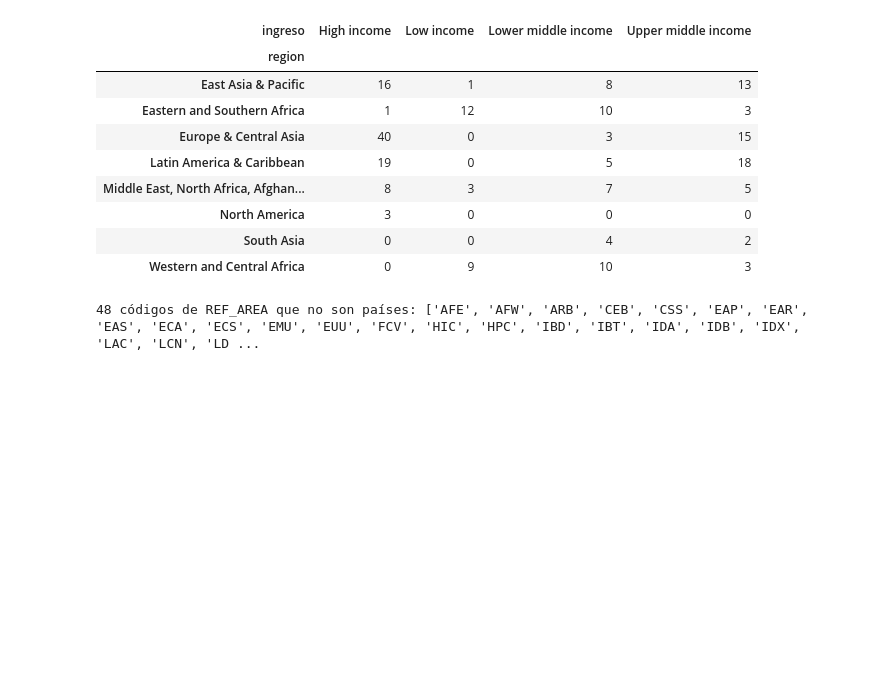
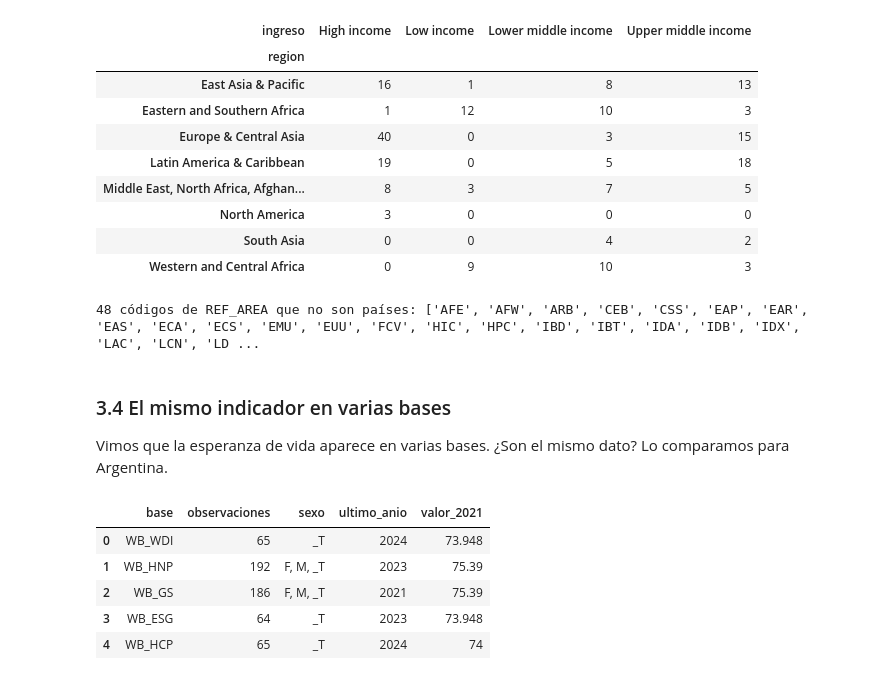
Before and after one commit to za0sec/infovis, a Jupyter notebook: TPFinal/exploracion/01_exploracion_data360.ipynb, the cells around one changed output. Drawn from its saved outputs; the diff is of its cells as text; code cells hidden in the pictures; blank space fills up the shorter version.

Commit message:
Comparar el mismo indicador entre bases y agregar cobertura temporal
Co-authored-by: Pilar Frutos <pfrutos@itba.edu.ar>

```diff
--- a/TPFinal/exploracion/01_exploracion_data360.ipynb
+++ b/TPFinal/exploracion/01_exploracion_data360.ipynb
@@ -32,6 +32,21 @@ BASE = "https://data360api.worldbank.org/data360"
 | `/data?DATABASE_ID=&INDICATOR=` | GET | Las observaciones. Paginado de a 1000 filas con `skip`. |
 | `/portal/v1/hierarchy?type=country` | GET | Agrupaciones de países: región, nivel de ingreso, tipo de préstamo. |
 # %%
+import time
+
+def pedir(metodo, ruta, intentos=5, **kwargs):
+    """Llama a la API reintentando: a veces responde con el cuerpo vacío o corta la conexión."""
+    for intento in range(intentos):
+        try:
+            r = requests.request(metodo, f"{BASE}/{ruta}", timeout=120, **kwargs)
+            r.raise_for_status()
+            return r.json()
+        except (requests.RequestException, ValueError):
+            if intento == intentos - 1:
+                raise
+            time.sleep(2 * (intento + 1))
+
+
 def buscar(search="*", filtro=None, top=100, skip=0, facets=None, select=None):
     cuerpo = {"search": search, "top": top, "skip": skip, "count": True}
     if filtro:
@@ -40,9 +55,7 @@ def buscar(search="*", filtro=None, top=100, skip=0, facets=None, select=None):
         cuerpo["facets"] = facets
     if select:
         cuerpo["select"] = select
-    r = requests.post(f"{BASE}/searchv2", json=cuerpo, timeout=60)
-    r.raise_for_status()
-    return r.json()
+    return pedir("POST", "searchv2", json=cuerpo)
 
 
 def traer_datos(base, indicador, **filtros):
@@ -50,9 +63,7 @@ def traer_datos(base, indicador, **filtros):
     filas, skip = [], 0
     while True:
         params = {"DATABASE_ID": base, "INDICATOR": indicador, "top": 1000, "skip": skip, **filtros}
-        r = requests.get(f"{BASE}/data", params=params, timeout=120)
-        r.raise_for_status()
-        pagina = r.json()
+        pagina = pedir("GET", "data", params=params)
         filas += pagina["value"]
         skip += 1000
         if skip >= pagina["count"]:
@@ -330,3 +357,29 @@ agregados = sorted(set(areas) - set(paises["iso3"]))
 print(len(agregados), "códigos de REF_AREA que no son países:", agregados[:25], "…")
 # %% [output]
 48 códigos de REF_AREA que no son países: ['AFE', 'AFW', 'ARB', 'CEB', 'CSS', 'EAP', 'EAR', 'EAS', 'ECA', 'ECS', 'EMU', 'EUU', 'FCV', 'HIC', 'HPC', 'IBD', 'IBT', 'IDA', 'IDB', 'IDX', 'LAC', 'LCN', 'LD ...
+# %% [markdown]
+### 3.4 El mismo indicador en varias bases
+
+Vimos que la esperanza de vida aparece en varias bases. ¿Son el mismo dato? Lo comparamos para Argentina.
+# %%
+copias = [("WB_WDI", "WB_WDI_SP_DYN_LE00_IN"), ("WB_HNP", "WB_HNP_SP_DYN_LE00_IN"),
+          ("WB_GS", "WB_GS_SP_DYN_LE00_IN"), ("WB_ESG", "WB_ESG_SP_DYN_LE00_IN"), ("WB_HCP", "WB_HCP_SP_DYN_LE00_IN")]
+filas = []
+for base, codigo in copias:
+    d = traer_datos(base, codigo, REF_AREA="ARG")
+    total = d[d["SEX"] == "_T"]
+    filas.append({
+        "base": base,
+        "observaciones": len(d),
+        "sexo": ", ".join(sorted(d["SEX"].unique())),
+        "ultimo_anio": total["TIME_PERIOD"].max(),
+        "valor_2021": total.loc[total["TIME_PERIOD"] == "2021", "OBS_VALUE"].squeeze() if (total["TIME_PERIOD"] == "2021").any() else None,
+    })
+pd.DataFrame(filas)
+# %% [output]
+|  | base | observaciones | sexo | ultimo_anio | valor_2021 |
+| 0 | WB_WDI | 65 | _T | 2024 | 73.948 |
+| 1 | WB_HNP | 192 | F, M, _T | 2023 | 75.39 |
+| 2 | WB_GS | 186 | F, M, _T | 2021 | 75.39 |
+| 3 | WB_ESG | 64 | _T | 2023 | 73.948 |
+| 4 | WB_HCP | 65 | _T | 2024 | 74 |
```
Also changed, not shown: parts of 8 cells of this notebook.
